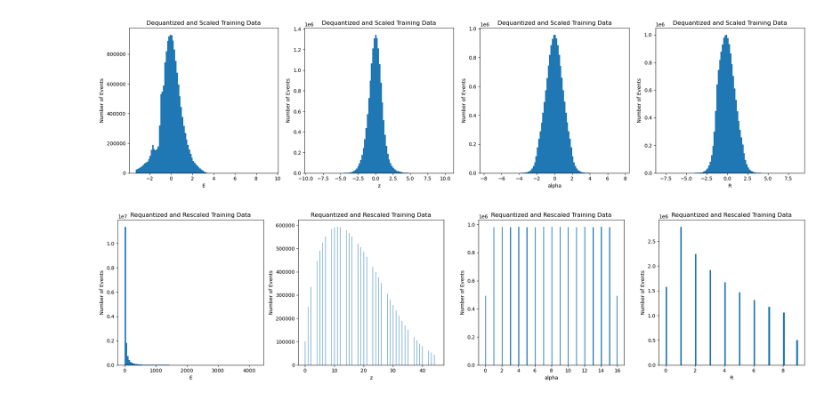
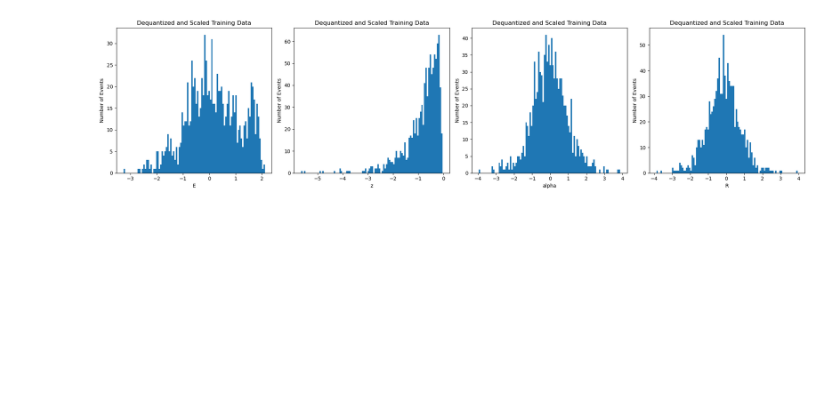
Before and after one commit to kaechb/CaloChallenge, a Jupyter notebook: preprocessing.ipynb, the cells around one changed output. Saved outputs shown, nothing was run; the diff lists cells and outputs as text; code cells hidden in the pictures; blank space fills up the shorter version.

```diff
--- a/preprocessing.ipynb
+++ b/preprocessing.ipynb
@@ -27,7 +27,8 @@ class LogitTransformer(BaseEstimator, TransformerMixin):
 
     def fit(self, X, y=None):
         return self
-
+    def fit_transform(self, X, y=None):
+        return self.transform(X)
     def transform(self, X, y=None):
         return np.log(X / (1 - X))
     def inverse_transform(self, X, y=None):
@@ -39,7 +40,8 @@ class DQ(BaseEstimator, TransformerMixin):
 
     def fit(self, X, y=None):
         return self
-
+    def fit_transform(self, X, y=None):
+        return self.transform(X)
     def transform(self, X, y=None):
         X=X+np.random.rand(*X.shape)
         return X
@@ -52,26 +54,9 @@ def shower_to_pc(args):
     shower, E = args
     shower, E = shower.clone(), E.clone()
     shower = shower.reshape(num_z, num_alpha, num_r).to_sparse()
-    # assert shower.shape == etas.shape == phis.shape
-    #shower=torch.tensor(showers[0].reshape(45,16,9))
     shower=shower.to_sparse()
     pc=torch.cat((shower.values().reshape(-1,1),shower.indices().T.float()),1)
-    # raise
-    # h_energy = shower[idxs]
-    # z, alpha, r = idxs
-    # z=z.float()
-    # alpha=alpha.float()
-    # r=r.float()
-    # hitsperlayer = (shower != 0).float().sum((1, 2))
-    # assert (
-    #     hitsperlayer[hitsperlayer != 0]
-    #     == torch.unique(idxs[0], sorted=True, return_counts=True)[1]
-    # ).all()
-    # zp = z - num_z / 2
-    # theta = torch.arctan(zp / r)
-    # eta = torch.log(torch.tan(theta / 2))
-    # phi = alpha
-    # pc = torch.stack([h_energy, r, alpha, z,]).T
+
     return {
         "Egen": torch.tensor(E).squeeze().clone(),
         "E_z_alpha_r": pc.clone(),
@@ -108,13 +93,12 @@ class ScalerBase:
         self.plot_scaling(pcs, True)
 
         joblib.dump(self.transfs, self.scalerpath)
-
     def transform(self, pcs: np.ndarray):
         assert len(pcs.shape) == 2
         assert pcs.shape[1] == self.n_features
         return np.hstack(
             [
-                transf.fit_transform(arr.reshape(-1, 1))
+                transf.transform(arr.reshape(-1, 1))
                 for arr, transf in zip(pcs.T, self.transfs)
             ]
         )
@@ -143,7 +127,4 @@ class ScalerBase:
                 else Path(data_dir) / f"{k}_pre.png"
             )
             plt.close(fig)
-# %%
-
-# %%
 # %%
@@ -184,0 +162,3 @@ KeyboardInterrupt:
+# %%
+torch.save(outD, f"{data_dir}pc_{mode}.pt")
+arr = torch.vstack(outD["E_z_alpha_r"][:10000])
@@ -185,22 +186,21 @@ KeyboardInterrupt:
 # %%
-X=ScalerBase.fit_transform(arr.numpy())
+X=scalar.transform(pcs=arr[:1000])
 fig,ax=plt.subplots(1,4,figsize=(20,5))
 bins=[100,10*num_z,10*num_alpha,10*num_r]
 for i,col in enumerate(["E","z","alpha","R"]):
     ax[i].hist(X[:,i],bins=100)
     ax[i].set_title("Dequantized and Scaled Training Data")
     ax[i].set_xlabel(col)
     ax[i].set_ylabel("Number of Events")
 plt.tight_layout()
 plt.show()
 fig,ax=plt.subplots(1,4,figsize=(20,5))
 for i,col in enumerate(["E","z","alpha","R"]):
-    ax[i].hist(preprocessor_pipeline.inverse_transform(X)[:,i],bins=bins[i])
+    ax[i].hist(scalar.inverse_transform(torch.tensor(X).float())[:,i],bins=bins[i])
     ax[i].set_title("Requantized and Rescaled Training Data")
     ax[i].set_xlabel(col)
     ax[i].set_ylabel("Number of Events")
 plt.tight_layout()
 plt.show()
 # %% [output]
-[figure, old version]
+[figure, new version]
-[figure, removed]
```
Also changed, not shown: parts of 4 cells of this notebook, 3 other files.
